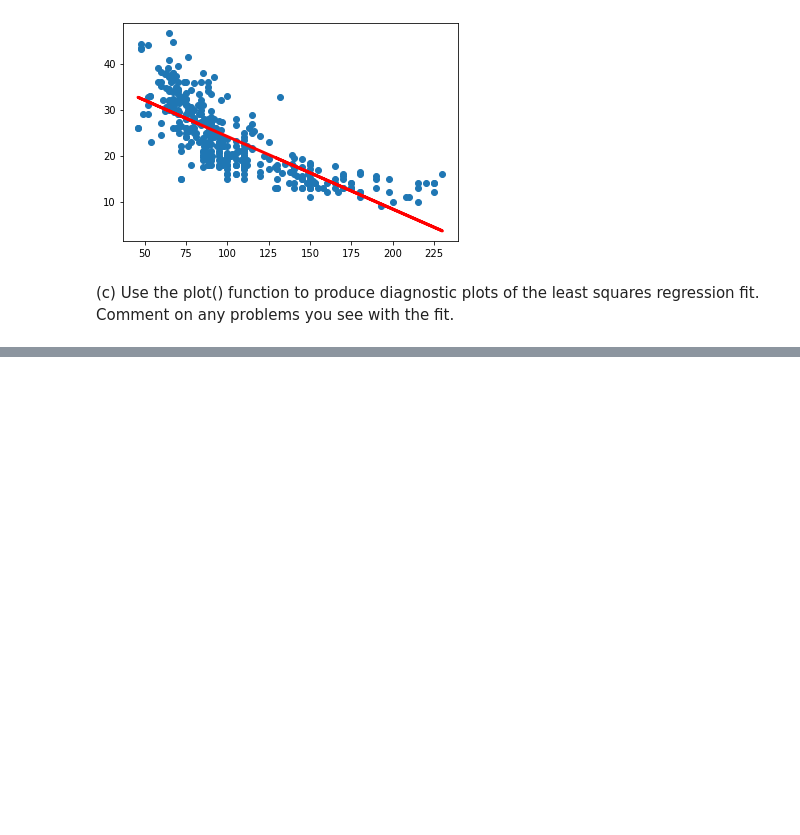
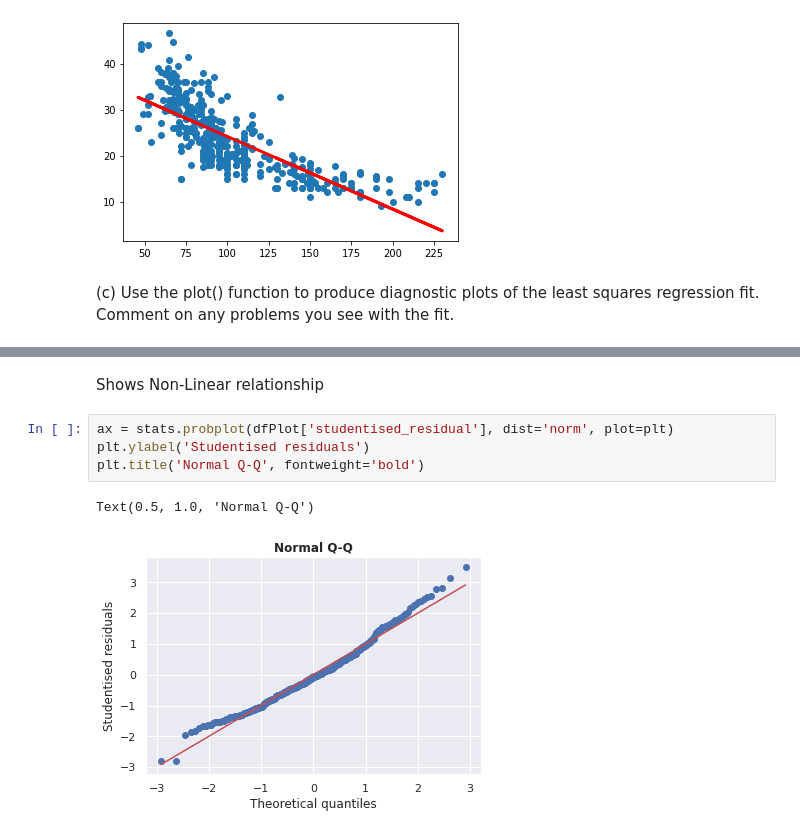
Before and after one commit to gabmac/ISL, a Jupyter notebook: Chapter3_exercises.ipynb, the cells around one changed output, grey strips where cells are left out. Saved outputs shown, nothing was run; the diff lists cells and outputs as text; blank space fills up the shorter version.

```diff
--- a/Chapter3_exercises.ipynb
+++ b/Chapter3_exercises.ipynb
@@ -247,0 +329,9 @@ This plot shows if residuals have non-linear patterns. There could be a non-line
+# %% [markdown]
+Shows Non-Linear relationship
+# %%
+ax = stats.probplot(dfPlot['studentised_residual'], dist='norm', plot=plt)
+plt.ylabel('Studentised residuals')
+plt.title('Normal Q-Q', fontweight='bold')
+# %% [output]
+Text(0.5, 1.0, 'Normal Q-Q')
+[figure, added]
```
Also changed, not shown: parts of 11 cells of this notebook.
